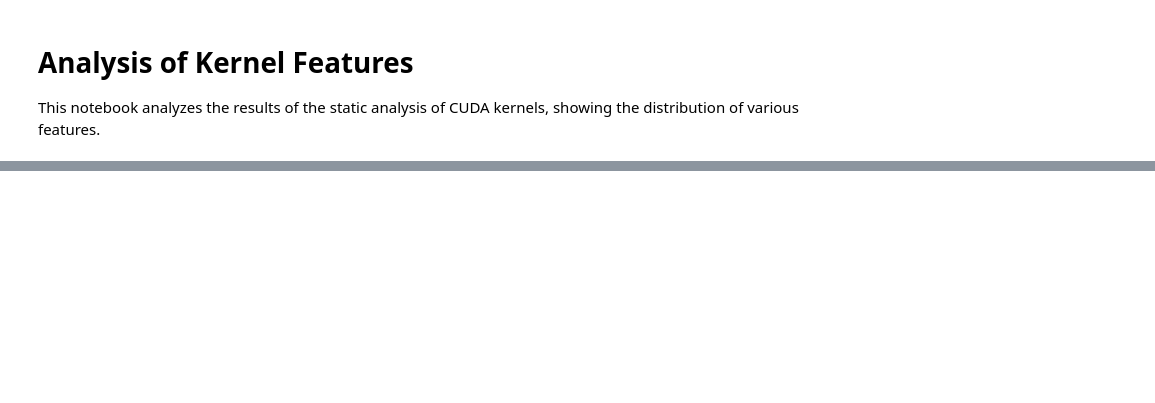
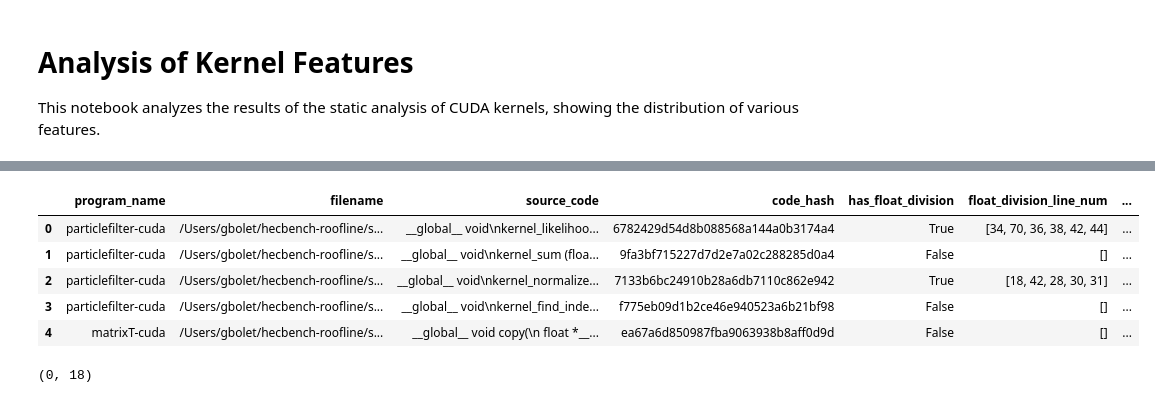
Before and after one commit to Scientific-Computing-Lab/gpuFLOPBench, a Jupyter notebook: qdecomp-langgraph-studio/kernel-survey/feature_histogram.ipynb, the cells around one changed output, grey strips where cells are left out. Drawn from its saved outputs; the diff is of its cells as text; code cells hidden in the pictures; blank space fills up the shorter version.

```diff
--- a/qdecomp-langgraph-studio/kernel-survey/feature_histogram.ipynb
+++ b/qdecomp-langgraph-studio/kernel-survey/feature_histogram.ipynb
@@ -127 +127,35 @@ kernel_sum (float* partial_sums, const int Nparticles)
 }
+# %%
+# Flatten classification_results.json into DataFrame
+import hashlib
+rows = []
+for program_name, files_dict in data.items():
+    for filename, entries in files_dict.items():
+        for entry_dict in entries:
+            row = {
+                'program_name': program_name,
+                'filename': filename,
+                'source_code': entry_dict.get('source_code', '')
+            }
+            # Compute MD5 hash of the source code
+            row['code_hash'] = hashlib.md5(row['source_code'].encode('utf-8')).hexdigest()
+            # Merge with other entry fields
+            row = row | entry_dict
+
+            rows.append(row)
+
+df_codes = pd.DataFrame(rows)
+df_codes.head()
+# %% [output]
+|  | program_name | filename | source_code | code_hash | has_float_division | float_division_line_num | ... |
+| 0 | particlefilter-cuda | /Users/gbolet/hecbench-roofline/s... | __global__ void\nkernel_likelihoo... | 6782429d54d8b088568a144a0b3174a4 | True | [34, 70, 36, 38, 42, 44] | ... |
+| 1 | particlefilter-cuda | /Users/gbolet/hecbench-roofline/s... | __global__ void\nkernel_sum (floa... | 9fa3bf715227d7d2e7a02c288285d0a4 | False | [] | ... |
+| 2 | particlefilter-cuda | /Users/gbolet/hecbench-roofline/s... | __global__ void\nkernel_normalize... | 7133b6bc24910b28a6db7110c862e942 | True | [18, 42, 28, 30, 31] | ... |
+| 3 | particlefilter-cuda | /Users/gbolet/hecbench-roofline/s... | __global__ void\nkernel_find_inde... | f775eb09d1b2ce46e940523a6b21bf98 | False | [] | ... |
+| 4 | matrixT-cuda | /Users/gbolet/hecbench-roofline/s... | __global__ void copy(\n float *__... | ea67a6d850987fba9063938b8aff0d9d | False | [] | ... |
+# %%
+# check for any collisions in the code hashes
+hash_collisions = df_codes[df_codes.duplicated(['code_hash'], keep=False)]
+print(hash_collisions.shape)
+# %% [output]
+(0, 18)
```
Also changed, not shown: parts of 5 cells of this notebook, 2 other files.
